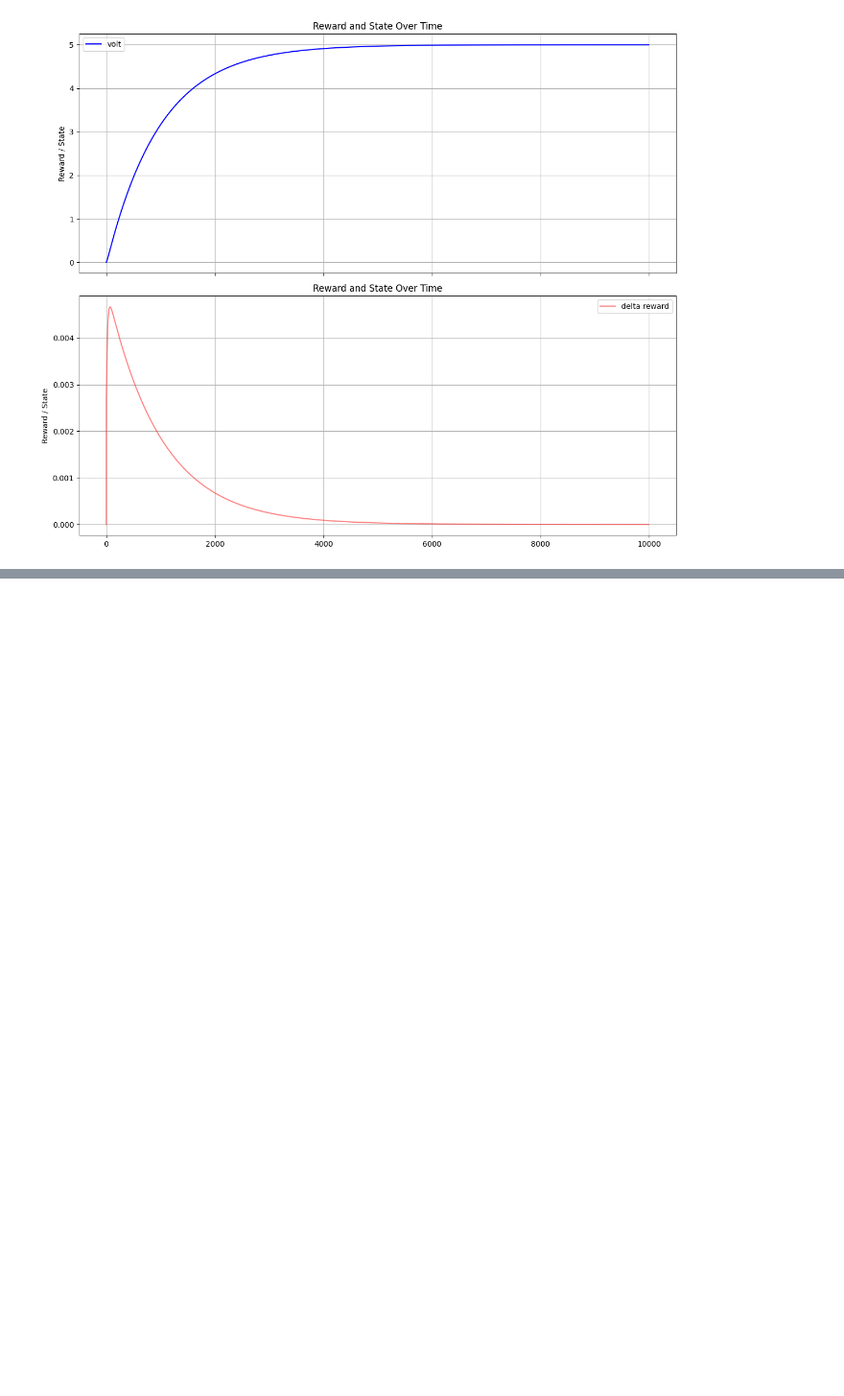
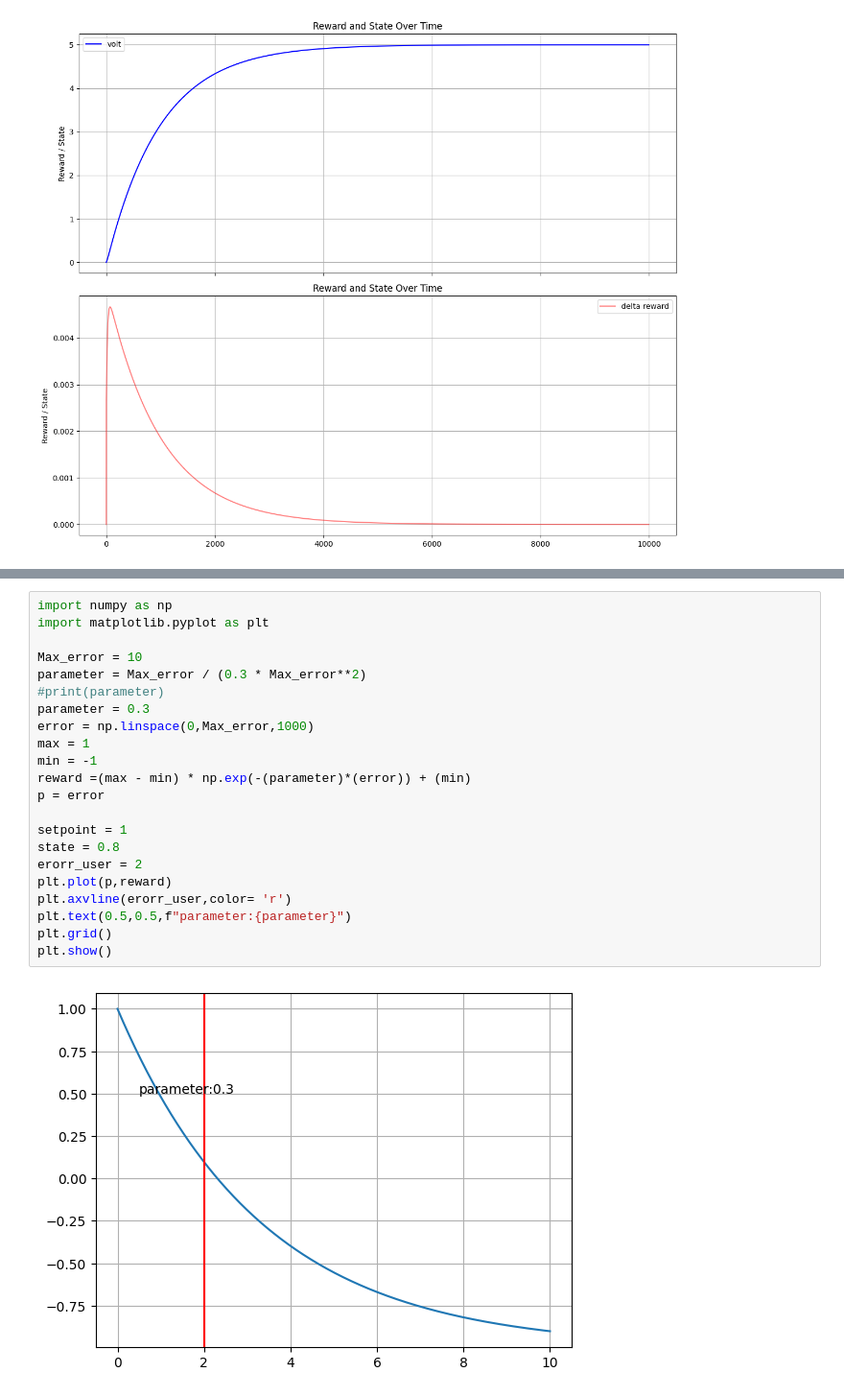
Before and after one commit to MizuSakura/AI_controller, a Jupyter notebook: monitor.ipynb, the cells around one changed output, grey strips where cells are left out. Shown: that part at 96% size. Drawn from its saved outputs; the diff is of its cells as text; blank space fills up the shorter version.

```diff
--- a/monitor.ipynb
+++ b/monitor.ipynb
@@ -314,0 +313,24 @@ print(len(state_dim_list))
+# %%
+import numpy as np
+import matplotlib.pyplot as plt
+
+Max_error = 10
+parameter = Max_error / (0.3 * Max_error**2)
+#print(parameter)
+parameter = 0.3
+error = np.linspace(0,Max_error,1000)
+max = 1
+min = -1
+reward =(max - min) * np.exp(-(parameter)*(error)) + (min)
+p = error
+
+setpoint = 1
+state = 0.8
+erorr_user = 2
+plt.plot(p,reward)
+plt.axvline(erorr_user,color= 'r')
+plt.text(0.5,0.5,f"parameter:{parameter}")
+plt.grid()
+plt.show()
+# %% [output]
+[figure, added]
```
Also changed, not shown: parts of 5 cells of this notebook, 3 other files.
